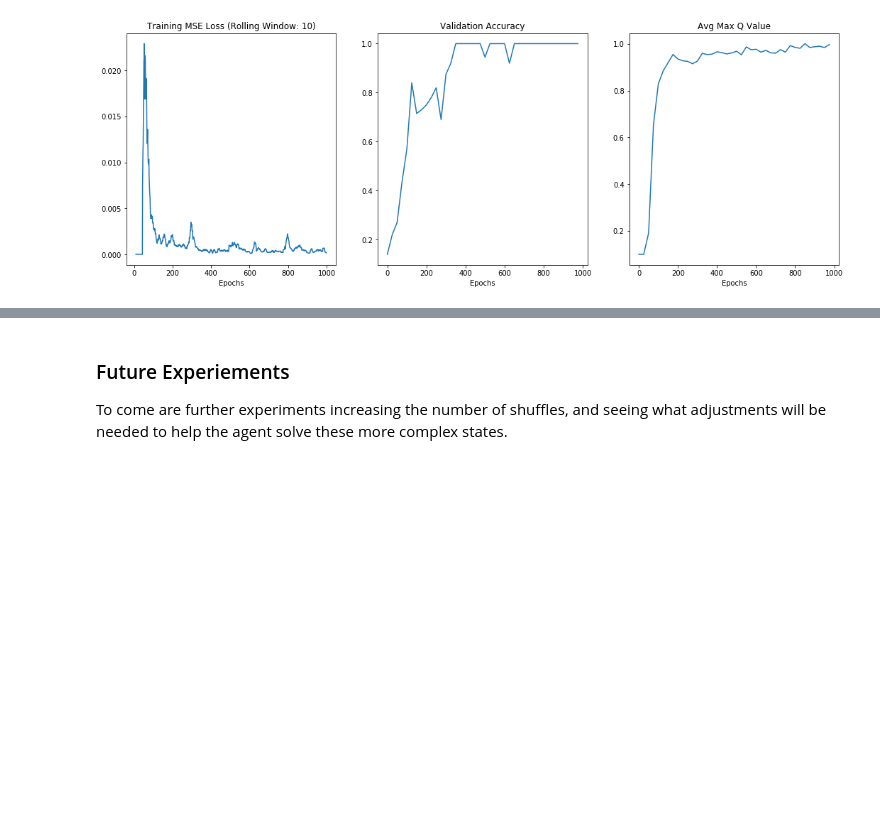
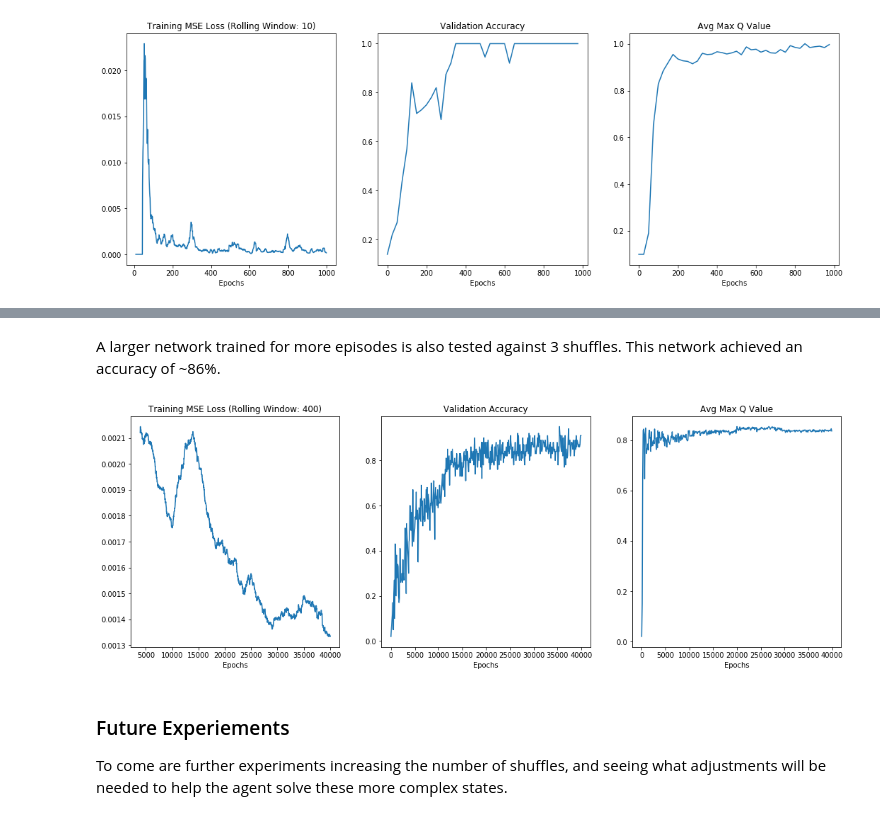
Before and after one commit to MattD18/rubiks-cube, a Jupyter notebook: notebooks/intro.ipynb, the cells around one changed output, grey strips where cells are left out. Saved outputs shown, nothing was run; the diff lists cells and outputs as text; code cells hidden in the pictures; blank space fills up the shorter version.

Commit message:
adding 86 percent 3 shuffle model

```diff
--- a/notebooks/intro.ipynb
+++ b/notebooks/intro.ipynb
@@ -145,8 +145,7 @@ def plot_results(results_name,
                  results_label=None,
                  show_legend=False,
                  plot_dir = '../data/training_metrics',
-                 rolling_window=10,
-                 val_interval = 25):
+                 rolling_window=10):
     loss_path = os.path.join(plot_dir,f'run-gradient_tape_{results_name}_train-tag-loss.csv')
     acc_path = os.path.join(plot_dir,f'run-gradient_tape_{results_name}_train-tag-val_acc.csv')
     max_q_path = os.path.join(plot_dir,f'run-gradient_tape_{results_name}_train-tag-avg_max_q.csv')
@@ -154,19 +153,17 @@ def plot_results(results_name,
     train_acc = pd.read_csv(acc_path)
     train_max_q = pd.read_csv(max_q_path)
 
-    num_epochs =train_loss['Value'].shape[0]
 
-    val_epochs = np.arange(0,num_epochs//val_interval)*val_interval
 
-    axs[0].plot(train_loss['Value'].rolling(rolling_window).mean(), label=results_label)
+    axs[0].plot(train_loss['Step'],train_loss['Value'].rolling(rolling_window).mean(), label=results_label)
     axs[0].set_title("Training MSE Loss (Rolling Window: {})".format(rolling_window))
     axs[0].set_xlabel("Epochs")
 
-    axs[1].plot(val_epochs,train_acc['Value'], label=results_label)
+    axs[1].plot(train_acc['Step'],train_acc['Value'], label=results_label)
     axs[1].set_title("Validation Accuracy")
     axs[1].set_xlabel("Epochs")
 
-    axs[2].plot(val_epochs,train_max_q['Value'], label=results_label)
+    axs[2].plot(train_max_q['Step'],train_max_q['Value'], label=results_label)
     axs[2].set_title("Avg Max Q Value")
     axs[2].set_xlabel("Epochs")
 
@@ -213,3 +224,17 @@ Next, the agent using the architecture from experiment 1 is tested against 3 shu
+# %%
+fig, axs = plt.subplots(1,3,figsize=(18,6))
+
+plot_results('base_model_v2_20191818_three_shuffle_40000_epochs',
+             show_legend=False,
+             plot_dir = '../data/training_metrics',
+             rolling_window=400)
+
+
+Markdown("A larger network trained for more episodes is also tested against 3 shuffles. This network achieved \
+an accuracy of ~86%.")
+# %% [output]
+A larger network trained for more episodes is also tested against 3 shuffles. This network achieved an accuracy of ~86%.
+[figure, added]
 # %% [markdown]
 ### Future Experiements
 
```
Also changed, not shown: parts of 3 cells of this notebook, 3 other files.
